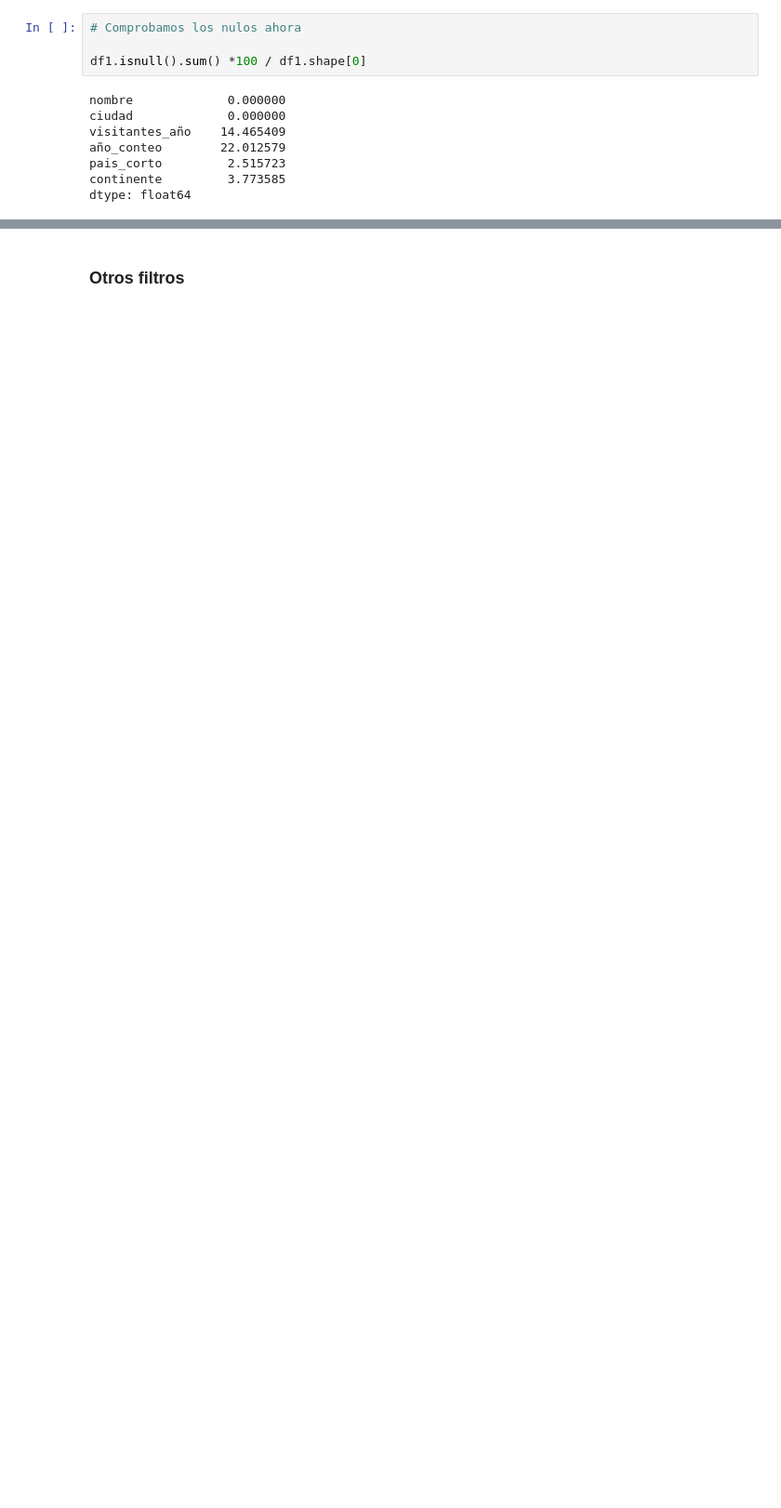
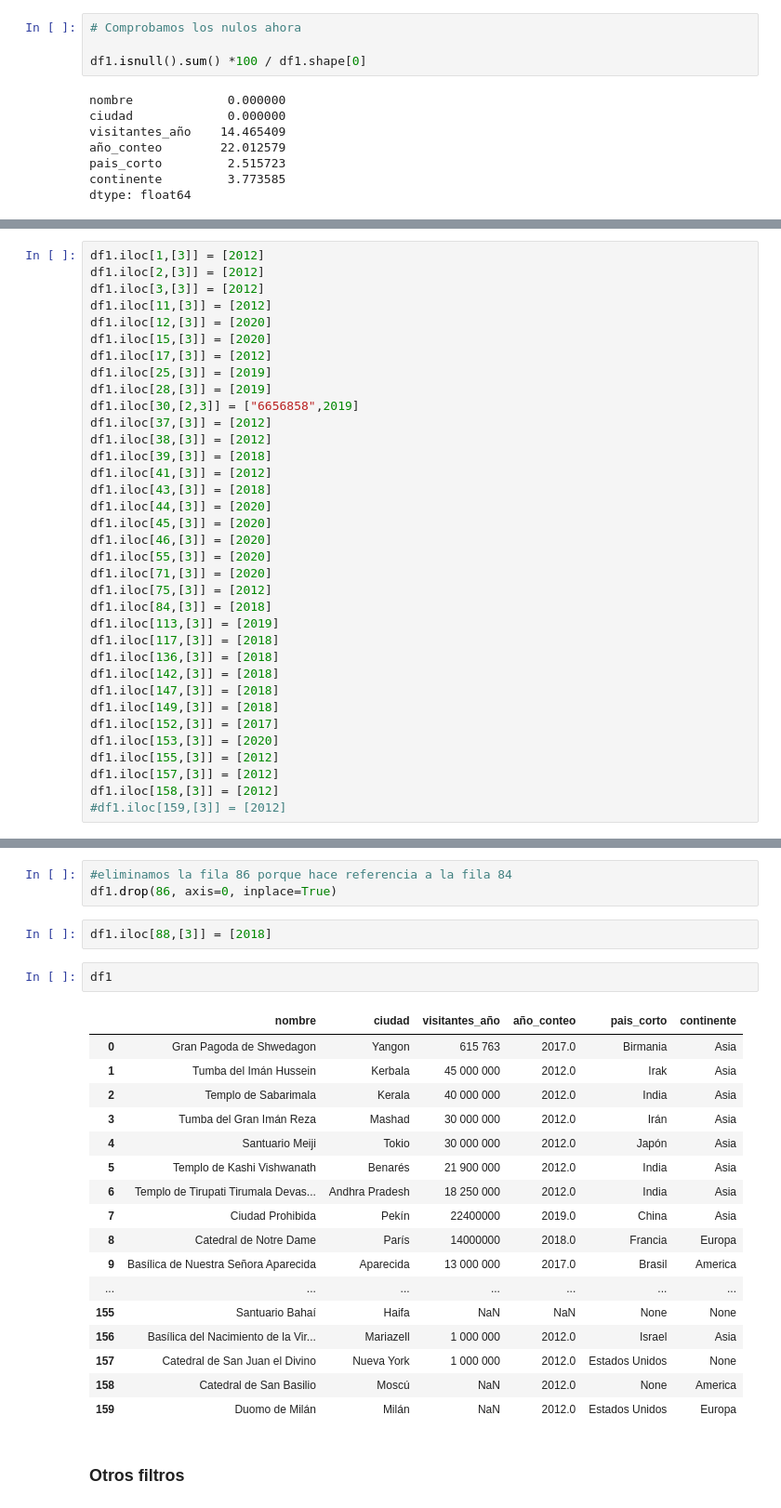
Before and after one commit to Adalab/Da-promo-c-modulo-3-sprint-2-Judith_Mina, a Jupyter notebook: Monumentos1.ipynb, the cells around one changed output, grey strips where cells are left out. Shown: that part at 93% size. Cells and saved outputs as stored; diff of their text form; blank space fills up the shorter version.

Commit message:
europa para empezar

```diff
--- a/Monumentos1.ipynb
+++ b/Monumentos1.ipynb
@@ -815,0 +869,35 @@ dtype: float64
+# %%
+df1.iloc[1,[3]] = [2012]
+df1.iloc[2,[3]] = [2012]
+df1.iloc[3,[3]] = [2012]
+df1.iloc[11,[3]] = [2012]
+df1.iloc[12,[3]] = [2020]
+df1.iloc[15,[3]] = [2020]
+df1.iloc[17,[3]] = [2012]
+df1.iloc[25,[3]] = [2019]
+df1.iloc[28,[3]] = [2019]
+df1.iloc[30,[2,3]] = ["6656858",2019]
+df1.iloc[37,[3]] = [2012]
+df1.iloc[38,[3]] = [2012]
+df1.iloc[39,[3]] = [2018]
+df1.iloc[41,[3]] = [2012]
+df1.iloc[43,[3]] = [2018]
+df1.iloc[44,[3]] = [2020]
+df1.iloc[45,[3]] = [2020]
+df1.iloc[46,[3]] = [2020]
+df1.iloc[55,[3]] = [2020]
+df1.iloc[71,[3]] = [2020]
+df1.iloc[75,[3]] = [2012]
+df1.iloc[84,[3]] = [2018]
+df1.iloc[113,[3]] = [2019]
+df1.iloc[117,[3]] = [2018]
+df1.iloc[136,[3]] = [2018]
+df1.iloc[142,[3]] = [2018]
+df1.iloc[147,[3]] = [2018]
+df1.iloc[149,[3]] = [2018]
+df1.iloc[152,[3]] = [2017]
+df1.iloc[153,[3]] = [2020]
+df1.iloc[155,[3]] = [2012]
+df1.iloc[157,[3]] = [2012]
+df1.iloc[158,[3]] = [2012]
+#df1.iloc[159,[3]] = [2012]
@@ -816,2 +926,27 @@ dtype: float64
+# %%
+#eliminamos la fila 86 porque hace referencia a la fila 84
+df1.drop(86, axis=0, inplace=True)
+# %%
+df1.iloc[88,[3]] = [2018]
+# %%
+df1
+# %% [output]
+|  | nombre | ciudad | visitantes_año | año_conteo | pais_corto | continente |
+| 0 | Gran Pagoda de Shwedagon | Yangon | 615 763 | 2017.0 | Birmania | Asia |
+| 1 | Tumba del Imán Hussein | Kerbala | 45 000 000 | 2012.0 | Irak | Asia |
+| 2 | Templo de Sabarimala | Kerala | 40 000 000 | 2012.0 | India | Asia |
+| 3 | Tumba del Gran Imán Reza | Mashad | 30 000 000 | 2012.0 | Irán | Asia |
+| 4 | Santuario Meiji | Tokio | 30 000 000 | 2012.0 | Japón | Asia |
+| 5 | Templo de Kashi Vishwanath | Benarés | 21 900 000 | 2012.0 | India | Asia |
+| 6 | Templo de Tirupati Tirumala Devas... | Andhra Pradesh | 18 250 000 | 2012.0 | India | Asia |
+| 7 | Ciudad Prohibida | Pekín | 22400000 | 2019.0 | China | Asia |
+| 8 | Catedral de Notre Dame | París | 14000000 | 2018.0 | Francia | Europa |
+| 9 | Basílica de Nuestra Señora Aparecida | Aparecida | 13 000 000 | 2017.0 | Brasil | America |
+| ... | ... | ... | ... | ... | ... | ... |
+| 155 | Santuario Bahaí | Haifa | NaN | NaN | None | None |
+| 156 | Basílica del Nacimiento de la Vir... | Mariazell | 1 000 000 | 2012.0 | Israel | Asia |
+| 157 | Catedral de San Juan el Divino | Nueva York | 1 000 000 | 2012.0 | Estados Unidos | None |
+| 158 | Catedral de San Basilio | Moscú | NaN | 2012.0 | None | America |
+| 159 | Duomo de Milán | Milán | NaN | 2012.0 | Estados Unidos | Europa |
 # %% [markdown]
 ### Otros filtros
```
Also changed, not shown: parts of 36 cells of this notebook, 3 other files.
